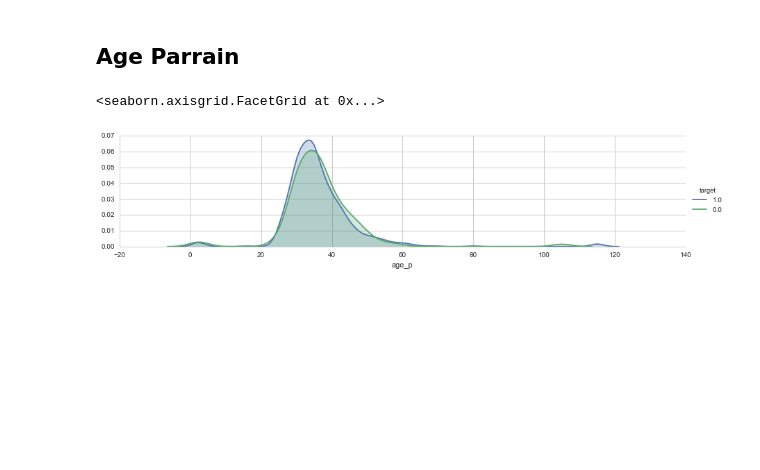
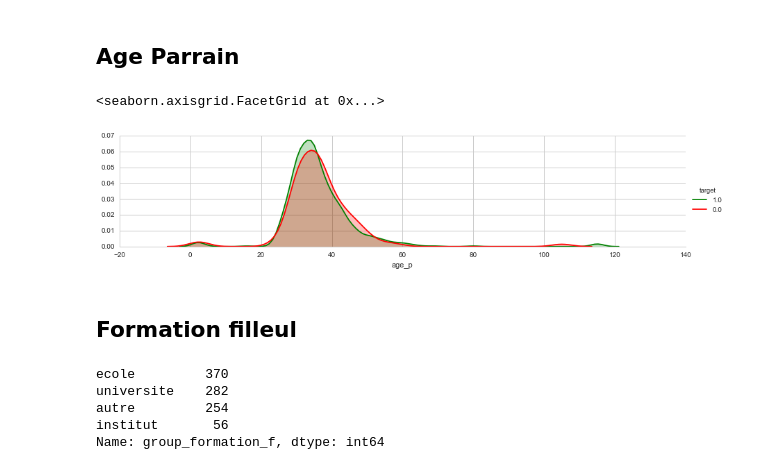
Before and after one commit to dataforgoodfr/batch-1_frateli, a Jupyter notebook: notebook/Explore_merging.ipynb, the cells around one changed output. Saved outputs shown, nothing was run; the diff lists cells and outputs as text; code cells hidden in the pictures; blank space fills up the shorter version.

```diff
--- a/notebook/Explore_merging.ipynb
+++ b/notebook/Explore_merging.ipynb
@@ -169,9 +201,12 @@ facet.add_legend()
 # %%
 data['age_p'] = pd.datetime.now().year - pd.to_datetime(data["Date de naissance_p"], errors='coerce').dt.year
 # %%
-facet = sns.FacetGrid(data, hue="target",aspect=4)
+pal = ["g", "r"]
+facet = sns.FacetGrid(data, hue="target",aspect=4, palette=pal)
 facet.map(sns.kdeplot,'age_p',shade= True)
 facet.add_legend()
 # %% [output]
 <seaborn.axisgrid.FacetGrid at 0x...>
-[figure, old version]
+[figure, new version]
+# %% [markdown]
+## Formation filleul
@@ -177,0 +228,8 @@ facet.add_legend()
+# %%
+data.group_formation_f.value_counts()
+# %% [output]
+ecole         370
+universite    282
+autre         254
+institut       56
+Name: group_formation_f, dtype: int64
```
Also changed, not shown: parts of 50 cells of this notebook, 1 other file.
